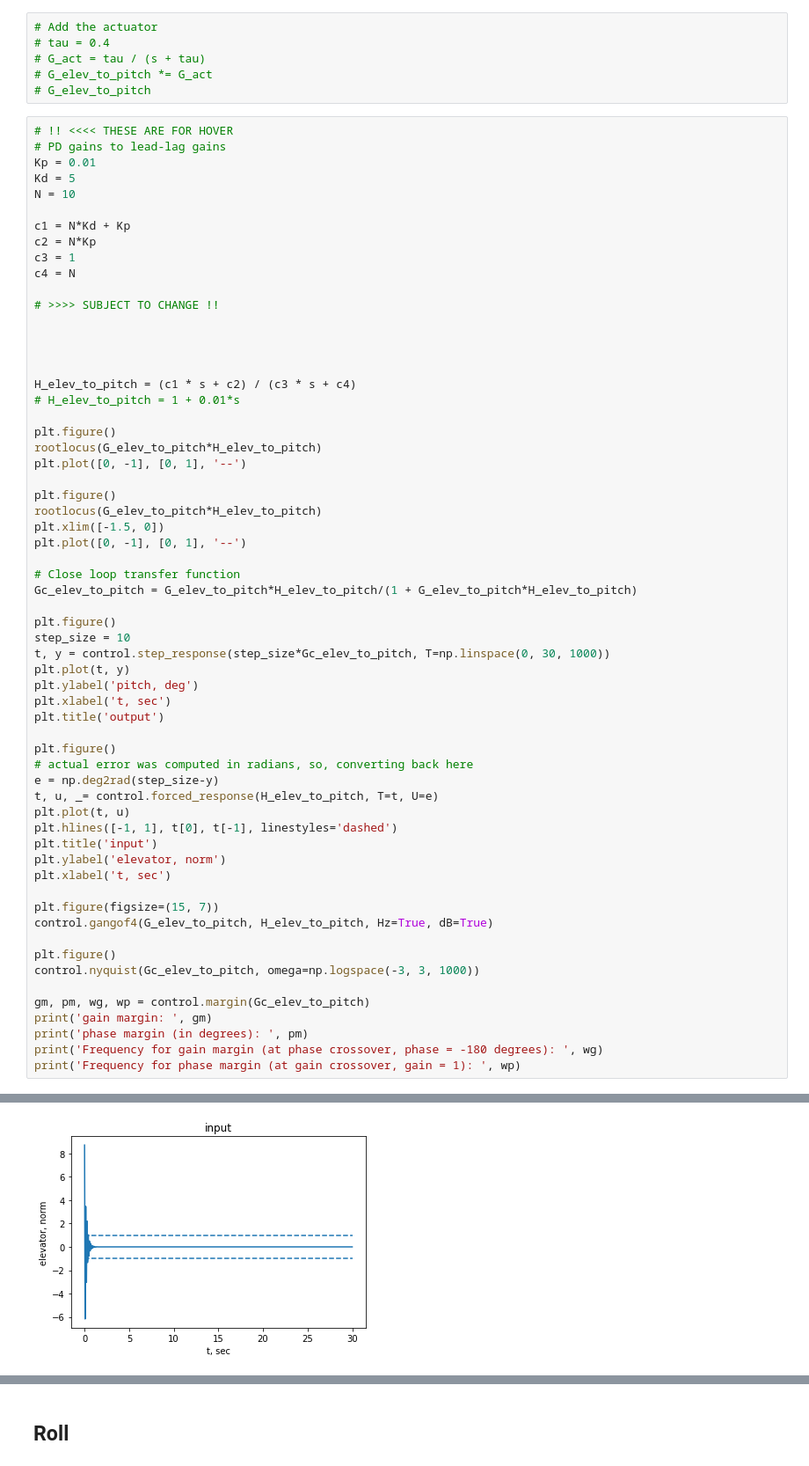
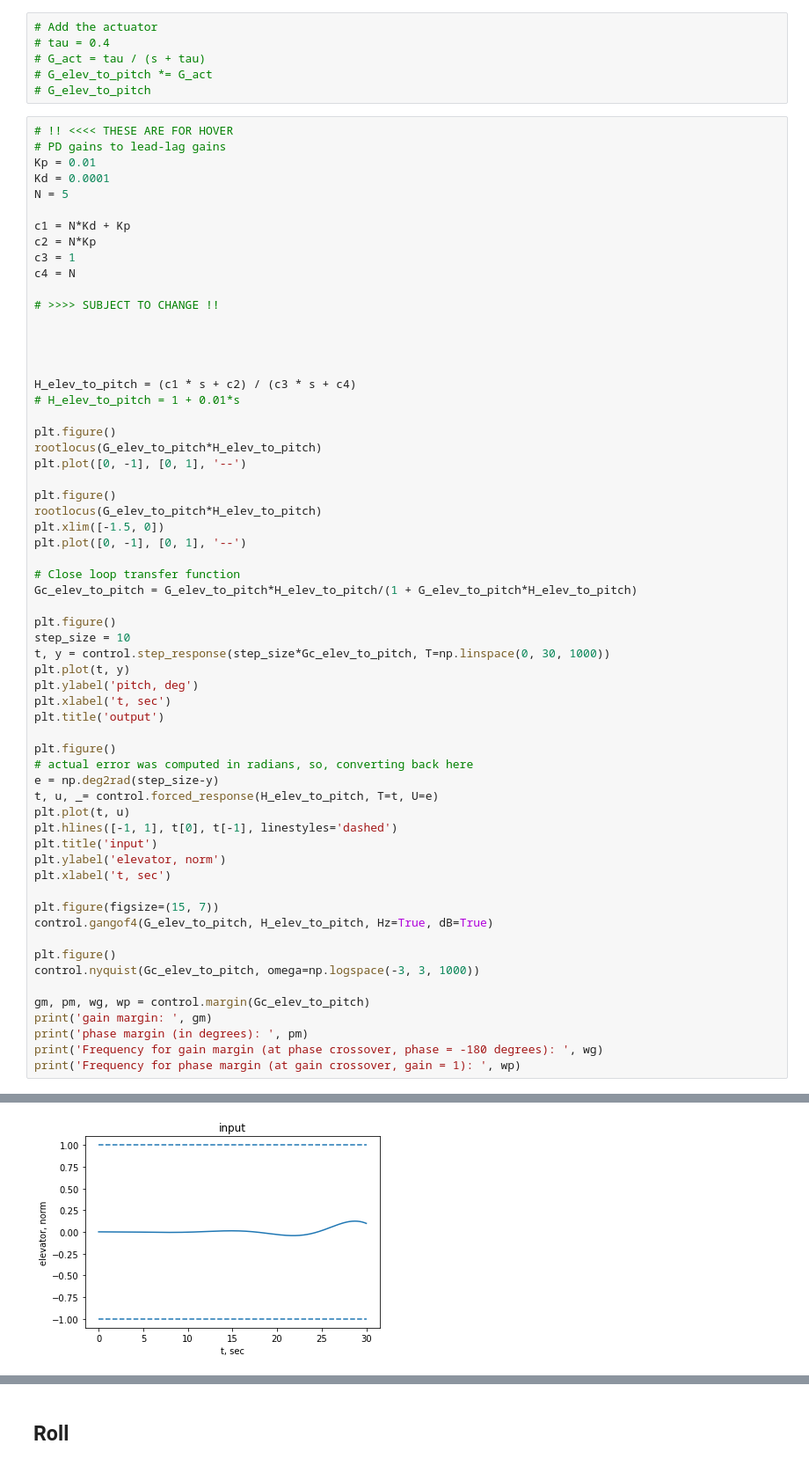
Before and after one commit to smallpondtom/aae451-notebook, a Jupyter notebook: 6-Simulation/Trim.ipynb, the cells around one changed output, grey strips where cells are left out. Shown: that part at 88% size. Drawn from its saved outputs; the diff is of its cells as text.

```diff
--- a/6-Simulation/Trim.ipynb
+++ b/6-Simulation/Trim.ipynb
@@ -1032,8 +1033,8 @@ $$\frac{1526}{s^2 + 5.268 s}$$
 # !! <<<< THESE ARE FOR HOVER
 # PD gains to lead-lag gains
 Kp = 0.01
-Kd = 5
-N = 10
+Kd = 0.0001
+N = 5
 
 c1 = N*Kd + Kp
 c2 = N*Kp
@@ -1100 +1101 @@ Frequency for phase margin (at gain crossover, gain = 1):  63.72225683163418
-[figure, old version]
+[figure, new version]
```
Also changed, not shown: parts of 8 cells of this notebook.
